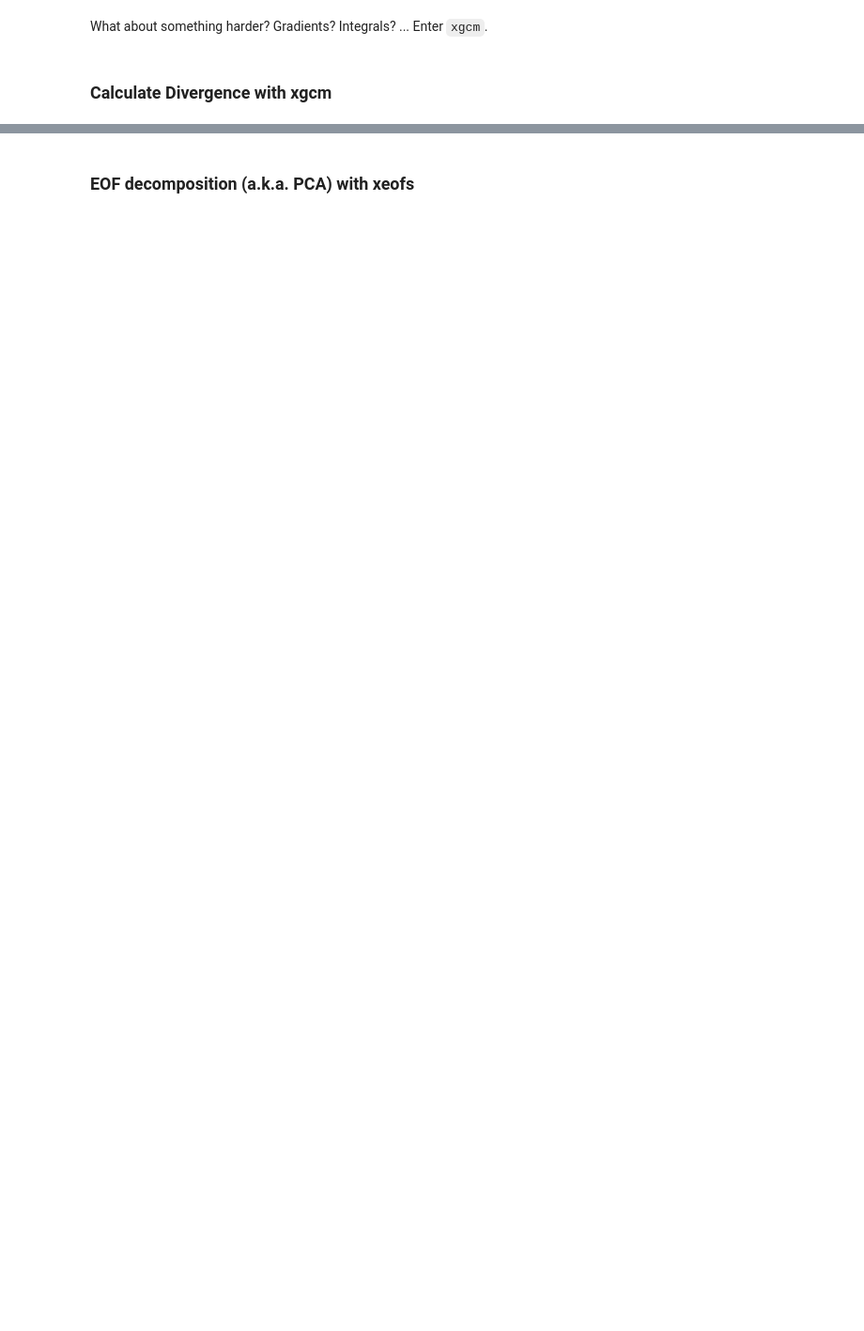
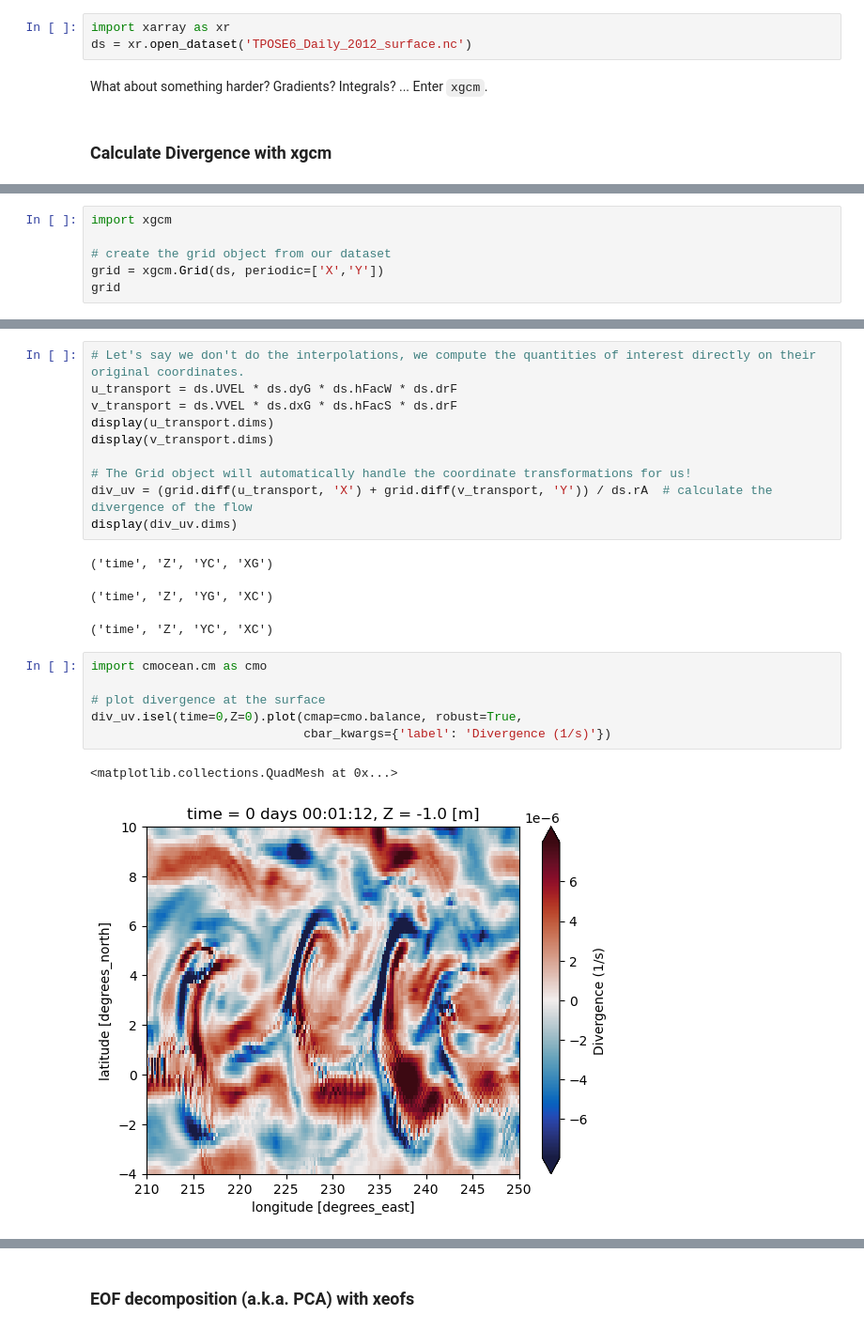
Before and after one commit to eldavenport/SIO-PythonEarthScience, a Jupyter notebook: .doctrees/nbsphinx/in_workshop/earth_science.ipynb, the cells around one changed output, grey strips where cells are left out. Shown: that part at 94% size. Drawn from its saved outputs; the diff is of its cells as text; blank space fills up the shorter version.

```diff
--- a/.doctrees/nbsphinx/in_workshop/earth_science.ipynb
+++ b/.doctrees/nbsphinx/in_workshop/earth_science.ipynb
@@ -218,3 +258,6 @@ Here is where Xarray really shines! The data is already `chunked` into Dask arra
+# %%
+import xarray as xr
+ds = xr.open_dataset('TPOSE6_Daily_2012_surface.nc')
 # %% [markdown]
 What about something harder? Gradients? Integrals? ... Enter `xgcm`.
 # %% [markdown]
@@ -221,0 +267,6 @@ What about something harder? Gradients? Integrals? ... Enter `xgcm`.
+# %%
+import xgcm
+
+# create the grid object from our dataset
+grid = xgcm.Grid(ds, periodic=['X','Y'])
+grid
@@ -221,0 +349,23 @@ What about something harder? Gradients? Integrals? ... Enter `xgcm`.
+# %%
+# Let's say we don't do the interpolations, we compute the quantities of interest directly on their original coordinates.
+u_transport = ds.UVEL * ds.dyG * ds.hFacW * ds.drF
+v_transport = ds.VVEL * ds.dxG * ds.hFacS * ds.drF
+display(u_transport.dims)
+display(v_transport.dims)
+
+# The Grid object will automatically handle the coordinate transformations for us!
+div_uv = (grid.diff(u_transport, 'X') + grid.diff(v_transport, 'Y')) / ds.rA  # calculate the divergence of the flow
+display(div_uv.dims)
+# %% [output]
+('time', 'Z', 'YC', 'XG')
+('time', 'Z', 'YG', 'XC')
+('time', 'Z', 'YC', 'XC')
+# %%
+import cmocean.cm as cmo
+
+# plot divergence at the surface
+div_uv.isel(time=0,Z=0).plot(cmap=cmo.balance, robust=True,
+                             cbar_kwargs={'label': 'Divergence (1/s)'})
+# %% [output]
+<matplotlib.collections.QuadMesh at 0x...>
+[figure, added]
```
Also changed, not shown: parts of 36 cells of this notebook, 18 other files.
